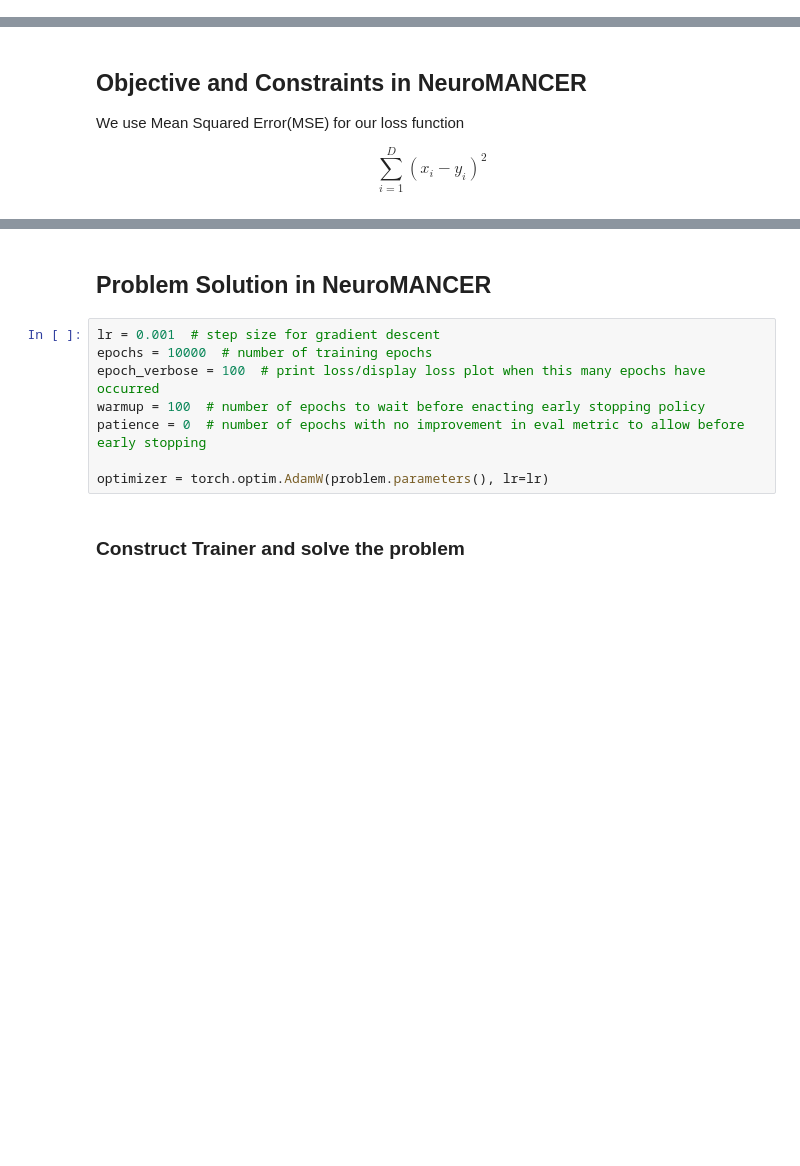
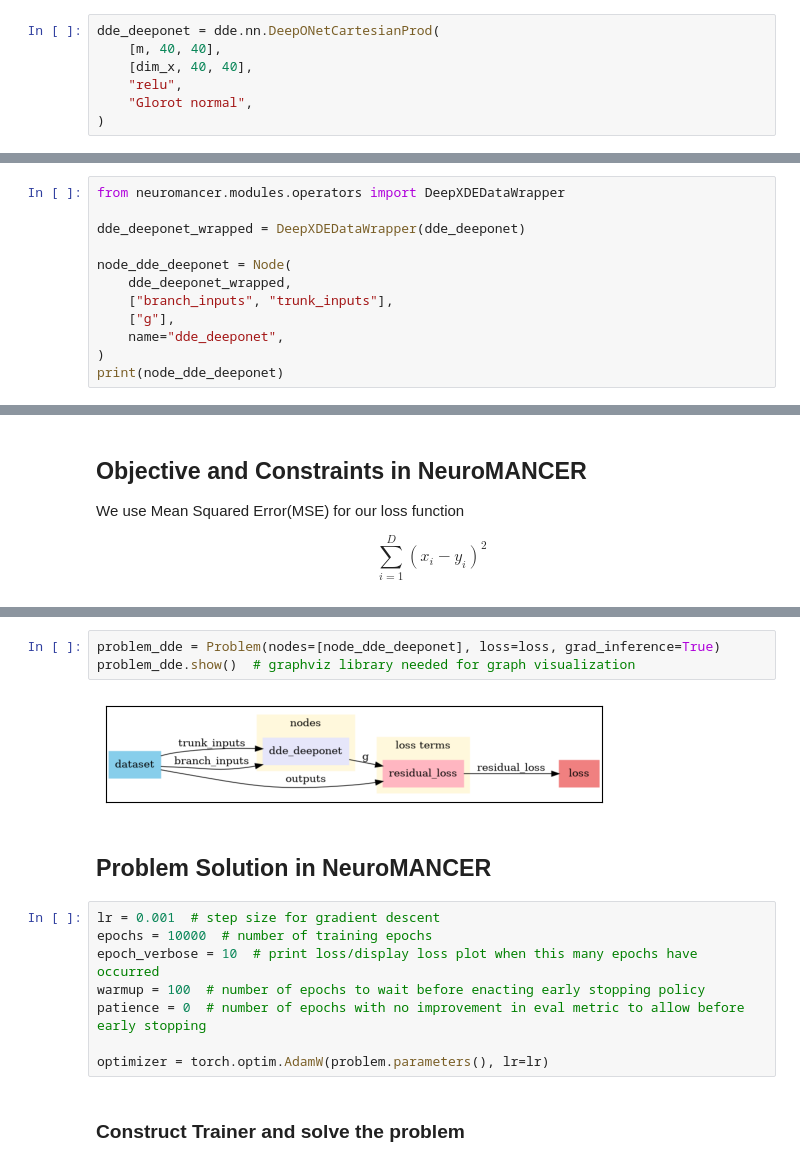
Before and after one commit to EladMichael/neuromancer, a Jupyter notebook: examples/neural_operators/Part_1_antiderivative_aligned.ipynb, the cells around one changed output, grey strips where cells are left out. Saved outputs shown, nothing was run; the diff lists cells and outputs as text; blank space fills up the shorter version.

Commit message:
Added DeepXDE to aligned notebook, combined notebooks. Add description and references in markdowns

```diff
--- a/examples/neural_operators/Part_1_antiderivative_aligned.ipynb
+++ b/examples/neural_operators/Part_1_antiderivative_aligned.ipynb
@@ -419,0 +377,7 @@ deeponet(branch_inputs, trunk_inputs) -> g
+# %%
+dde_deeponet = dde.nn.DeepONetCartesianProd(
+    [m, 40, 40],
+    [dim_x, 40, 40],
+    "relu",
+    "Glorot normal",
+)
@@ -419,0 +387,12 @@ deeponet(branch_inputs, trunk_inputs) -> g
+# %%
+from neuromancer.modules.operators import DeepXDEDataWrapper
+
+dde_deeponet_wrapped = DeepXDEDataWrapper(dde_deeponet)
+
+node_dde_deeponet = Node(
+    dde_deeponet_wrapped,
+    ["branch_inputs", "trunk_inputs"],
+    ["g"],
+    name="dde_deeponet",
+)
+print(node_dde_deeponet)
@@ -446,9 +427,14 @@ problem.show()
+# %%
+problem_dde = Problem(nodes=[node_dde_deeponet], loss=loss, grad_inference=True)
+problem_dde.show()  # graphviz library needed for graph visualization
+# %% [output]
+[figure, added]
 # %% [markdown]
 ## Problem Solution in NeuroMANCER
 # %%
 lr = 0.001  # step size for gradient descent
 epochs = 10000  # number of training epochs
-epoch_verbose = 100  # print loss/display loss plot when this many epochs have occurred
+epoch_verbose = 10  # print loss/display loss plot when this many epochs have occurred
 warmup = 100  # number of epochs to wait before enacting early stopping policy
 patience = 0  # number of epochs with no improvement in eval metric to allow before early stopping
 
```
Also changed, not shown: parts of 27 cells of this notebook.
